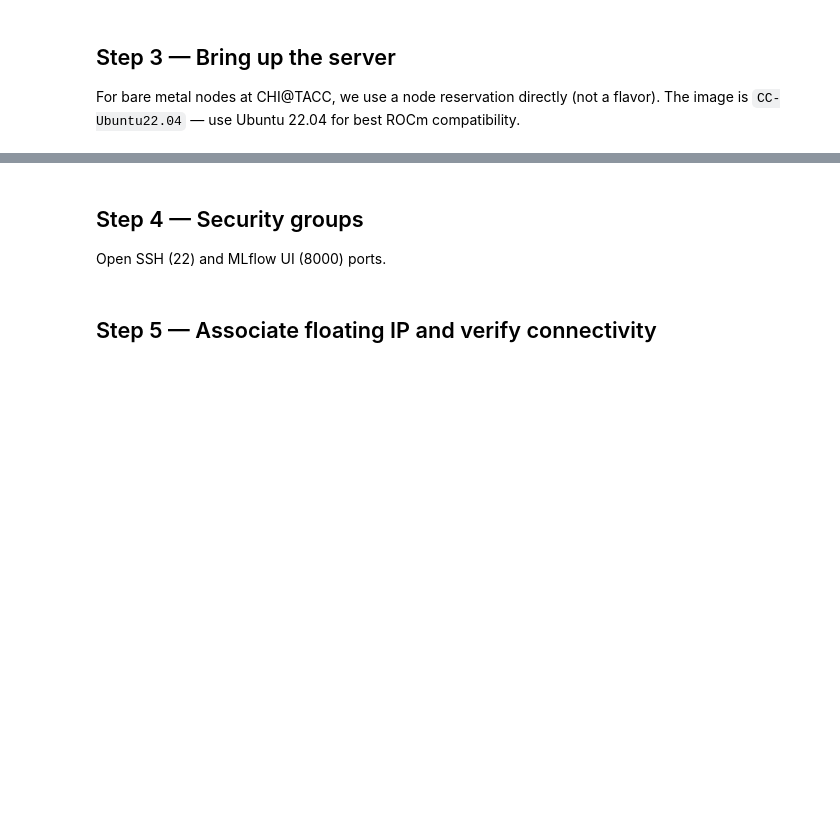
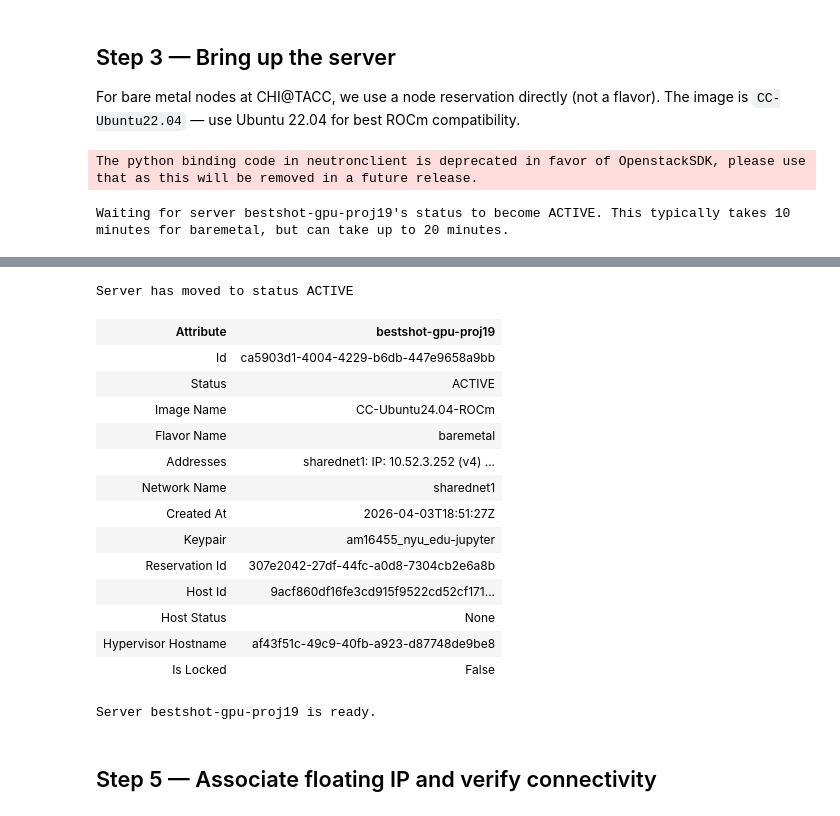
Before and after one commit to anokhimehta/bestshot, a Jupyter notebook: training/provision_bestshot.ipynb, the cells around one changed output, grey strips where cells are left out. Saved outputs shown, nothing was run; the diff lists cells and outputs as text; code cells hidden in the pictures; blank space fills up the shorter version.

Commit message:
tested mlflow_setup, service is live, and tested provision_bestshot until data download

```diff
--- a/training/provision_bestshot.ipynb
+++ b/training/provision_bestshot.ipynb
@@ -46,19 +70,15 @@ For bare metal nodes at CHI@TACC, we use a node reservation directly (not a flav
 The image is `CC-Ubuntu22.04` — use Ubuntu 22.04 for best ROCm compatibility.
 # %%
 username = os.getenv('USER')
-server_name = f"bestshot-gpu-proj19"
+server_name = "bestshot-gpu-proj19"
 
-try:
-    s = server.get_server(server_name)
-    print(f"Server {server_name} already exists. Skipping create.")
-except Exception:
-    # Get the node reservation ID from the lease
-    node_reservation_id = lease.get_node_reservation(l["id"])
-
-    s = server.Server(
-        server_name,
-        reservation_id=node_reservation_id,
-        image_name="CC-Ubuntu22.04",
-    )
-    s.submit(idempotent=True)
-    print(f"Server {server_name} is ready.")
+s = server.Server(
+    server_name,
+    reservation_id=l.node_reservations[0]["id"],
+    image_name="CC-Ubuntu24.04-ROCm",
+)
+s.submit(idempotent=True)
+print(f"Server {server_name} is ready.")
+# %% [output]
+The python binding code in neutronclient is deprecated in favor of OpenstackSDK, please use that as this will be removed in a future release.
+Waiting for server bestshot-gpu-proj19's status to become ACTIVE. This typically takes 10 minutes for baremetal, but can take up to 20 minutes.
@@ -65,4 +86,16 @@ except Exception:
+Server has moved to status ACTIVE
+| Attribute | bestshot-gpu-proj19 |
+| Id | ca5903d1-4004-4229-b6db-447e9658a9bb |
+| Status | ACTIVE |
+| Image Name | CC-Ubuntu24.04-ROCm |
+| Flavor Name | baremetal |
+| Addresses | sharednet1: IP: 10.52.3.252 (v4) ... |
+| Network Name | sharednet1 |
+| Created At | 2026-04-03T18:51:27Z |
+| Keypair | am16455_nyu_edu-jupyter |
+| Reservation Id | 307e2042-27df-44fc-a0d8-7304cb2e6a8b |
+| Host Id | 9acf860df16fe3cd915f9522cd52cf171... |
+| Host Status | None |
+| Hypervisor Hostname | af43f51c-49c9-40fb-a923-d87748de9be8 |
+| Is Locked | False |
+Server bestshot-gpu-proj19 is ready.
-# %% [markdown]
-## Step 4 — Security groups
-
-Open SSH (22) and MLflow UI (8000) ports.
```
Also changed, not shown: parts of 15 cells of this notebook, 1 other file.
